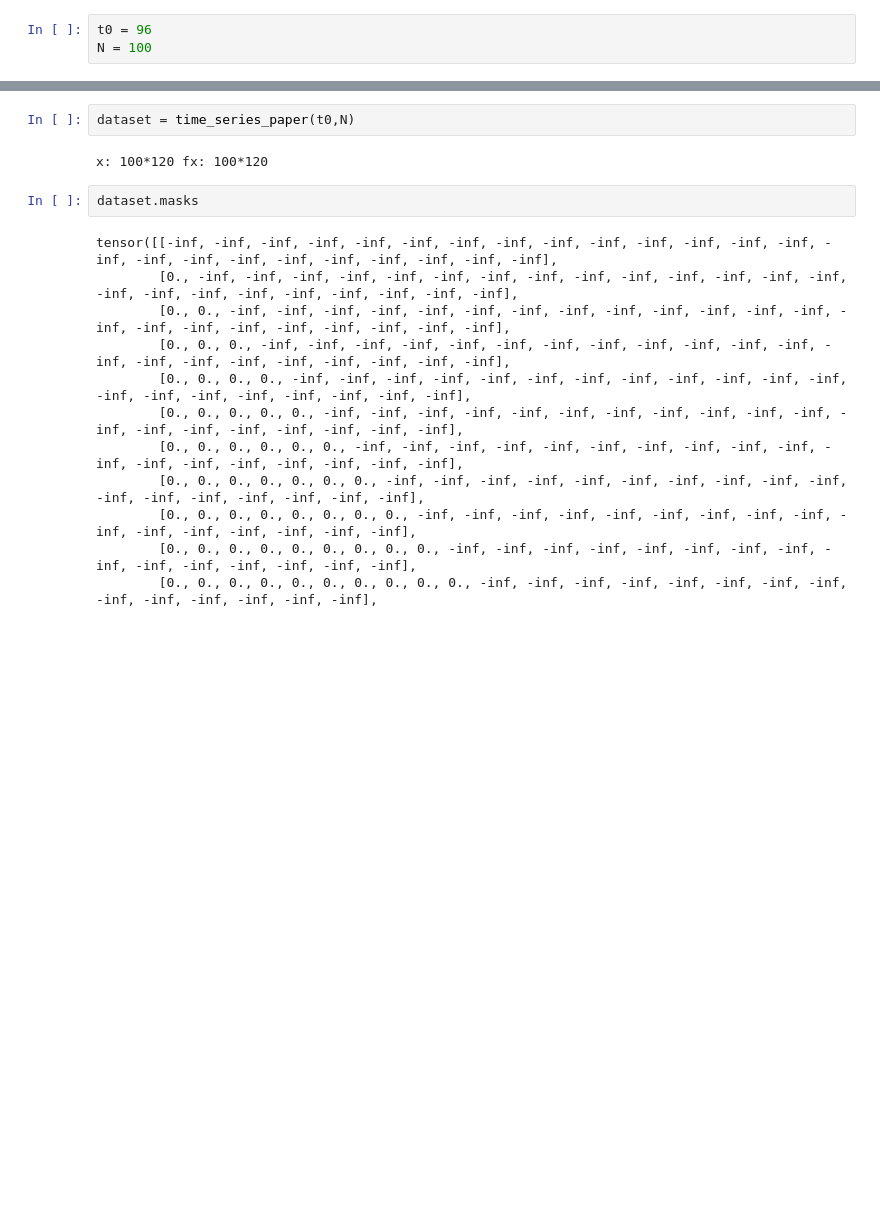
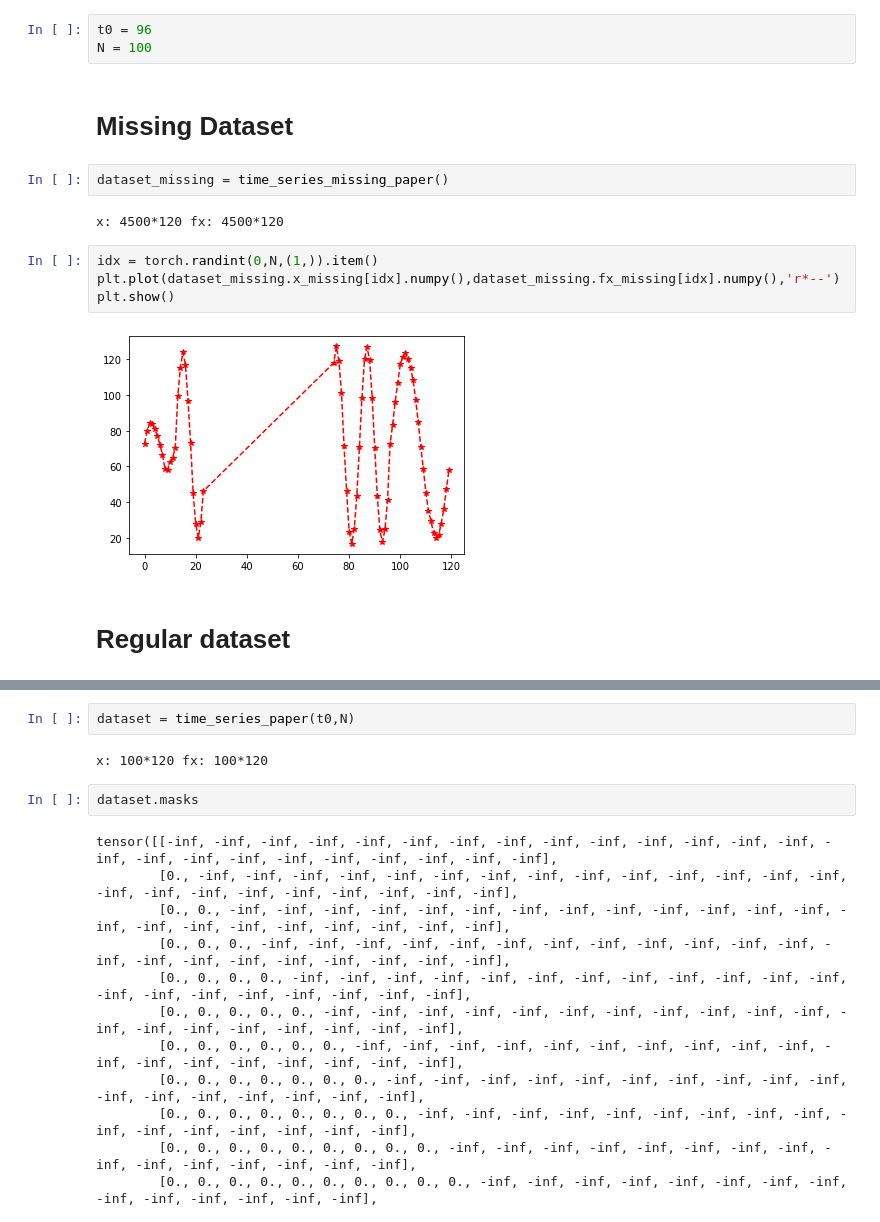
Before and after one commit to mlpotter/Transformer_Time_Series, a Jupyter notebook: Dataloader.ipynb, the cells around one changed output, grey strips where cells are left out. Drawn from its saved outputs; the diff is of its cells as text; blank space fills up the shorter version.

```diff
--- a/Dataloader.ipynb
+++ b/Dataloader.ipynb
@@ -81,3 +239,17 @@ class time_series_paper(Dataset):
 # %%
 t0 = 96
 N = 100
+# %% [markdown]
+# Missing Dataset
+# %%
+dataset_missing = time_series_missing_paper()
+# %% [output]
+x: 4500*120 fx: 4500*120
+# %%
+idx = torch.randint(0,N,(1,)).item()
+plt.plot(dataset_missing.x_missing[idx].numpy(),dataset_missing.fx_missing[idx].numpy(),'r*--')
+plt.show()
+# %% [output]
+[figure, added]
+# %% [markdown]
+# Regular dataset
```
Also changed, not shown: parts of 4 cells of this notebook, 4 other files.
